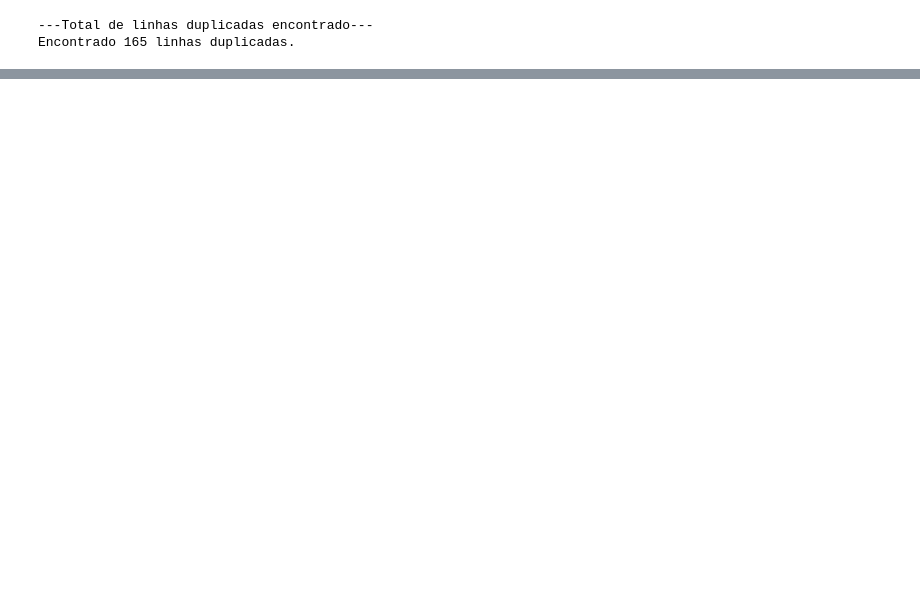
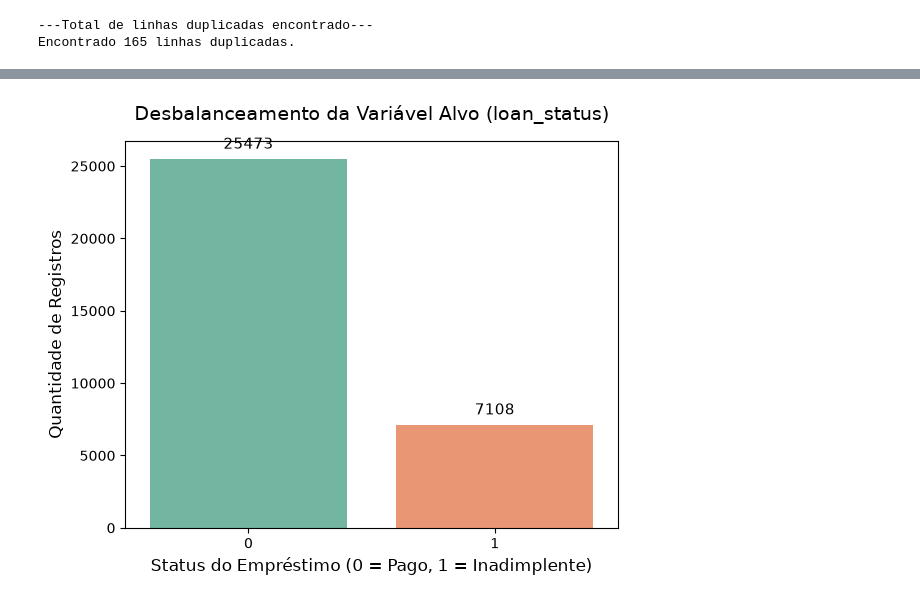
Before and after one commit to zegmundo-koziel/Projeto-Avaliativo-M1-S14, a Jupyter notebook: main.ipynb, the cells around one changed output, grey strips where cells are left out. Drawn from its saved outputs; the diff is of its cells as text; code cells hidden in the pictures; blank space fills up the shorter version.

```diff
--- a/main.ipynb
+++ b/main.ipynb
@@ -112,0 +140,17 @@ dtype: int64
+# %%
+# Gráfico 2: Desbalanceamento da Variável Alvo - loan_status
+
+plt.figure(figsize=(6, 5))
+ax = sns.countplot(x='loan_status', data=df, hue='loan_status', palette='Set2', legend=False)
+plt.title('Desbalanceamento da Variável Alvo (loan_status)', fontsize=14, pad=15)
+plt.xlabel('Status do Empréstimo (0 = Pago, 1 = Inadimplente)', fontsize=12)
+plt.ylabel('Quantidade de Registros', fontsize=12)
+
+# Código para adicionar as tags de contagem acima das barras
+for container in ax.containers:
+    ax.bar_label(container, fontsize=11, padding=5)
+
+plt.tight_layout()
+plt.show()
+# %% [output]
+[figure, added]
```
Also changed, not shown: parts of 7 cells of this notebook.
